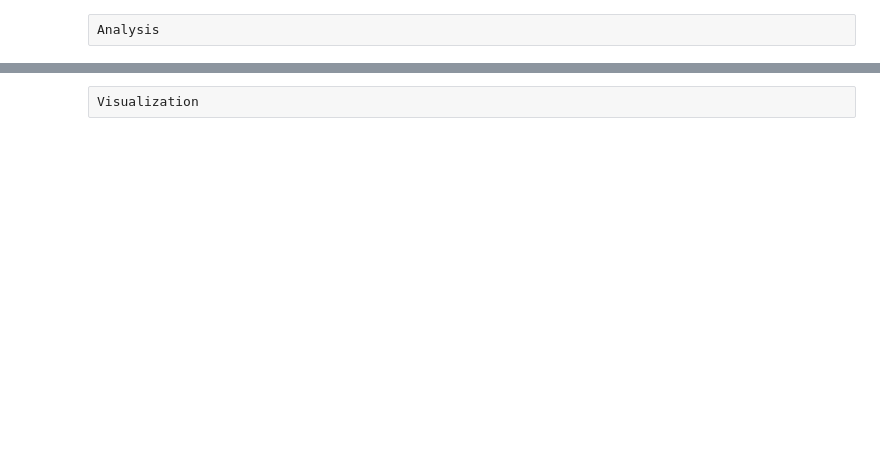
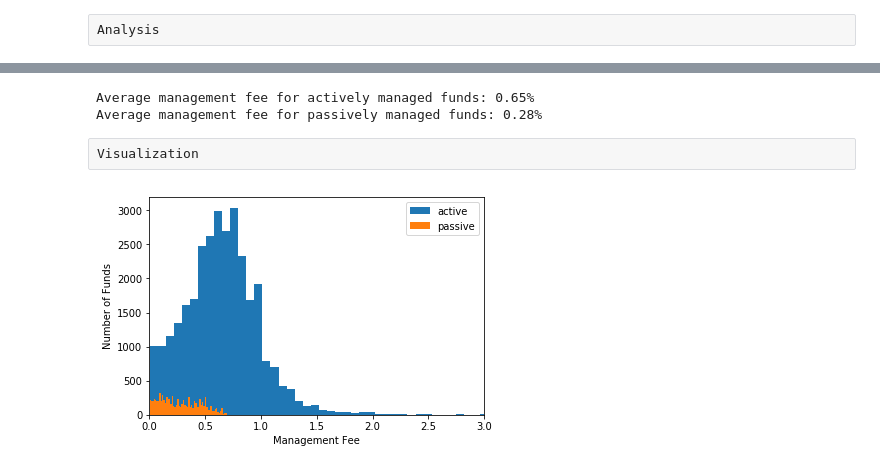
Before and after one commit to spatankar276/Mutual-Fund-Data-Analysis, a Jupyter notebook: Mutual_Fund_Analysis.ipynb, the cells around one changed output, grey strips where cells are left out. Saved outputs shown, nothing was run; the diff lists cells and outputs as text; code cells hidden in the pictures; blank space fills up the shorter version.

```diff
--- a/Mutual_Fund_Analysis.ipynb
+++ b/Mutual_Fund_Analysis.ipynb
@@ -223,2 +276,18 @@ Analysis
+# %%
+print('Average management fee for actively managed funds: {}%'.format(avg_active))
+print('Average management fee for passively managed funds: {}%'.format(avg_passive))
+# %% [output]
+Average management fee for actively managed funds: 0.65%
+Average management fee for passively managed funds: 0.28%
 # %% [raw]
 Visualization
+# %%
+pyplot.hist(active_mgmt, bins = 500, label='active')
+pyplot.hist(pass_mgmt, bins = 500, label='passive')
+pyplot.xlabel('Management Fee')
+pyplot.ylabel('Number of Funds')
+pyplot.legend(loc='upper right')
+pyplot.xlim(0,3)
+pyplot.show()
+# %% [output]
+[figure, added]
```
Also changed, not shown: parts of 33 cells of this notebook.
